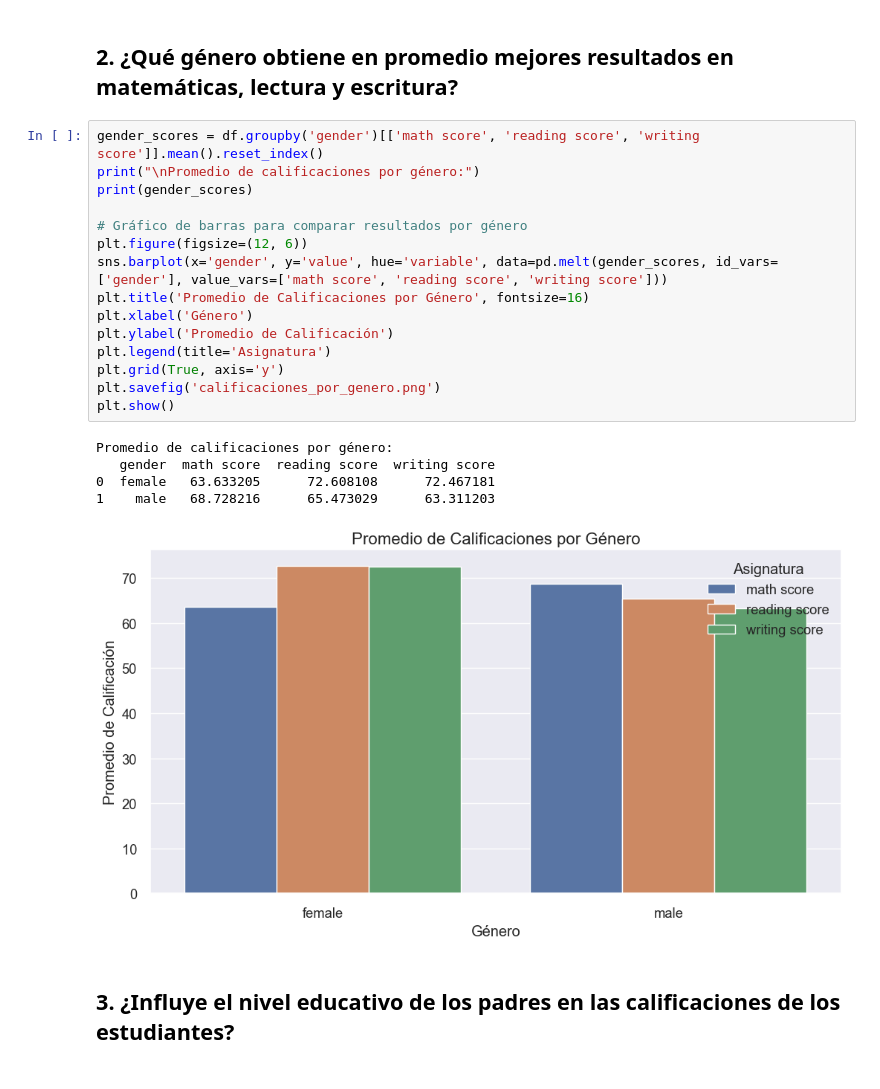
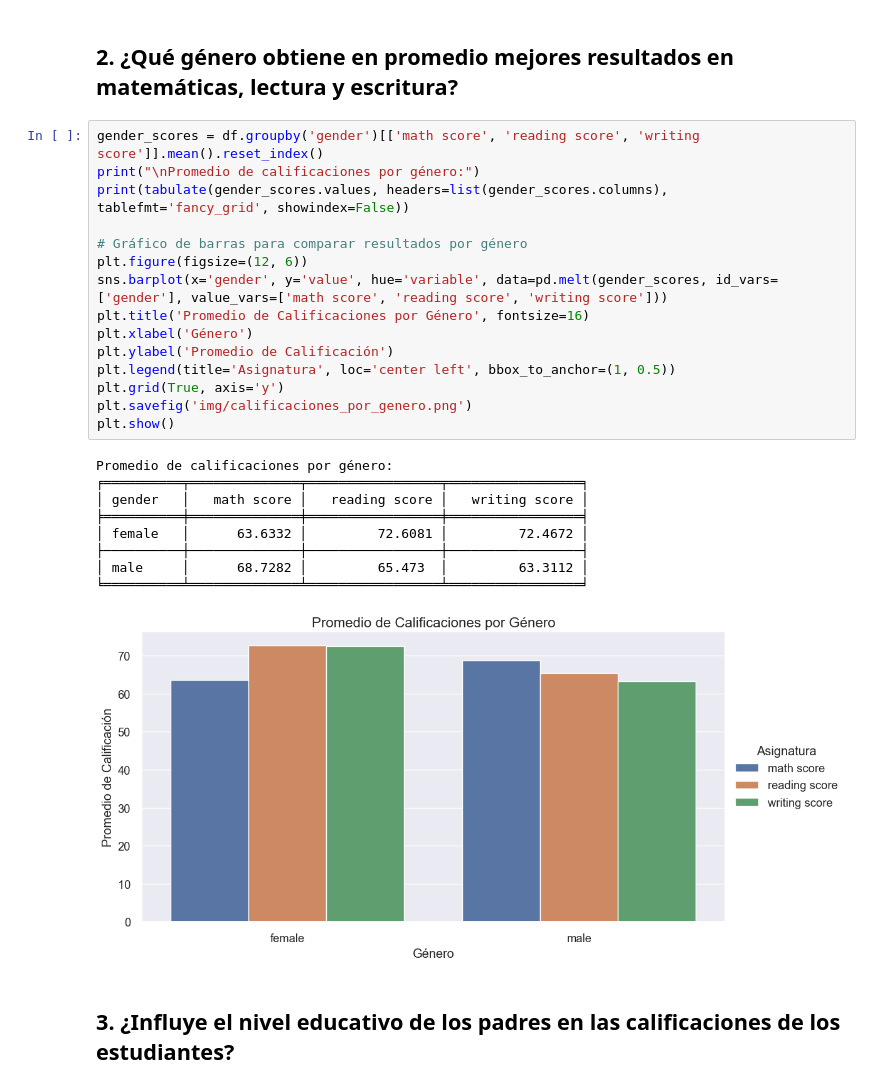
Before and after one commit to driosoft-pro/dataEducacion, a Jupyter notebook: student_performance.ipynb, the cells around one changed output. Cells and saved outputs as stored; diff of their text form.

```diff
--- a/student_performance.ipynb
+++ b/student_performance.ipynb
@@ -125,24 +136,28 @@ max     100.00000     100.000000     100.000000
 # %%
 gender_scores = df.groupby('gender')[['math score', 'reading score', 'writing score']].mean().reset_index()
 print("\nPromedio de calificaciones por género:")
-print(gender_scores)
+print(tabulate(gender_scores.values, headers=list(gender_scores.columns), tablefmt='fancy_grid', showindex=False))
 
 # Gráfico de barras para comparar resultados por género
 plt.figure(figsize=(12, 6))
 sns.barplot(x='gender', y='value', hue='variable', data=pd.melt(gender_scores, id_vars=['gender'], value_vars=['math score', 'reading score', 'writing score']))
 plt.title('Promedio de Calificaciones por Género', fontsize=16)
 plt.xlabel('Género')
 plt.ylabel('Promedio de Calificación')
-plt.legend(title='Asignatura')
+plt.legend(title='Asignatura', loc='center left', bbox_to_anchor=(1, 0.5))
 plt.grid(True, axis='y')
-plt.savefig('calificaciones_por_genero.png')
+plt.savefig('img/calificaciones_por_genero.png')
 plt.show()
 # %% [output]
 Promedio de calificaciones por género:
-   gender  math score  reading score  writing score
-0  female   63.633205      72.608108      72.467181
-1    male   68.728216      65.473029      63.311203
+╒══════════╤══════════════╤═════════════════╤═════════════════╕
+│ gender   │   math score │   reading score │   writing score │
+╞══════════╪══════════════╪═════════════════╪═════════════════╡
+│ female   │      63.6332 │         72.6081 │         72.4672 │
+├──────────┼──────────────┼─────────────────┼─────────────────┤
+│ male     │      68.7282 │         65.473  │         63.3112 │
+╘══════════╧══════════════╧═════════════════╧═════════════════╛
-[figure, old version]
+[figure, new version]
 # %% [markdown]
 ## 3. ¿Influye el nivel educativo de los padres en las calificaciones de los estudiantes?
 # %%
```
Also changed, not shown: parts of 9 cells of this notebook, 25 other files.
